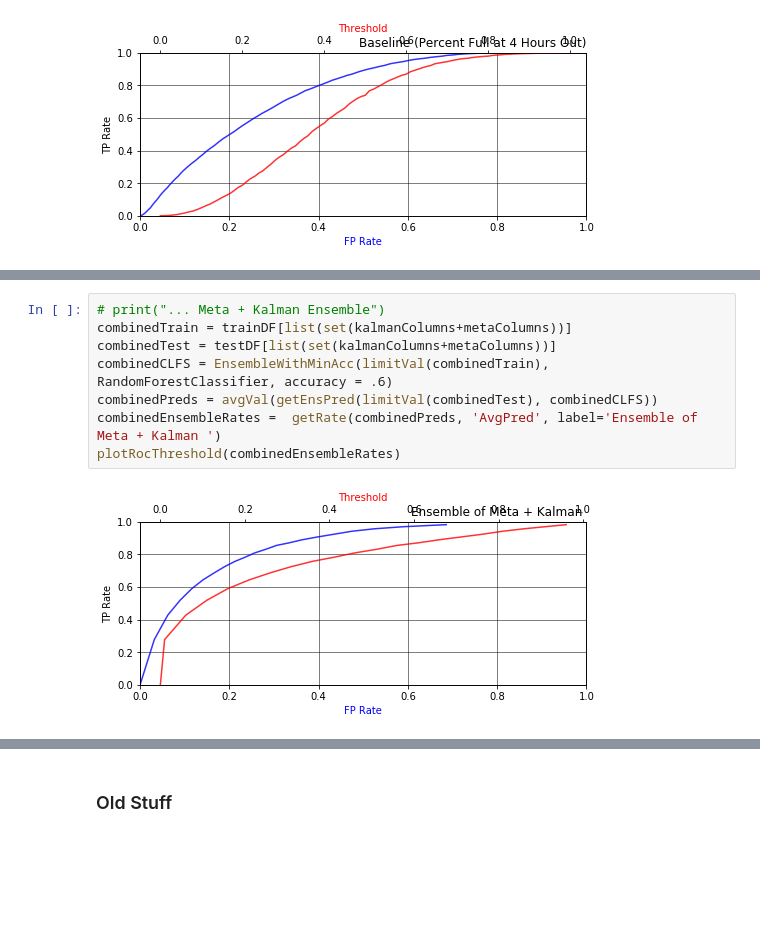
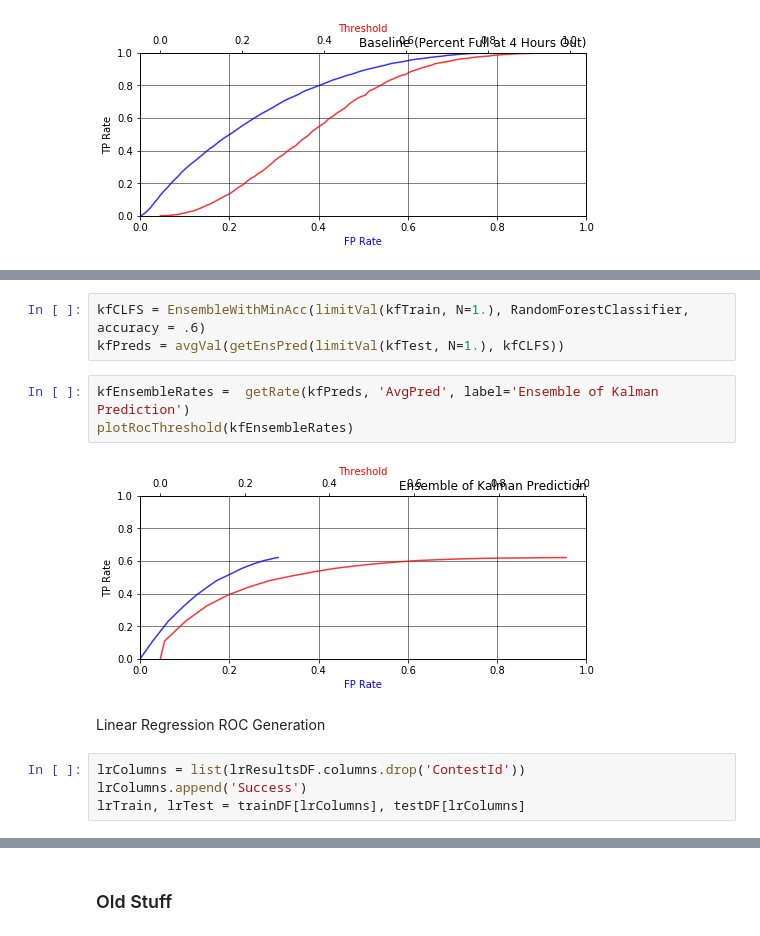
Before and after one commit to WPI-Draftkings-MQP/dkNotebook, a Jupyter notebook: [+] ROC Curves.ipynb, the cells around one changed output, grey strips where cells are left out. Saved outputs shown, nothing was run; the diff lists cells and outputs as text; blank space fills up the shorter version.

```diff
--- a/[+] ROC Curves.ipynb
+++ b/[+] ROC Curves.ipynb
@@ -301,10 +302,14 @@ plotRocThreshold(kalmanEnsembleRates)
-# %%
-# print("... Meta + Kalman Ensemble")
-combinedTrain = trainDF[list(set(kalmanColumns+metaColumns))]
-combinedTest = testDF[list(set(kalmanColumns+metaColumns))]
-combinedCLFS = EnsembleWithMinAcc(limitVal(combinedTrain), RandomForestClassifier, accuracy = .6)
-combinedPreds = avgVal(getEnsPred(limitVal(combinedTest), combinedCLFS))
-combinedEnsembleRates =  getRate(combinedPreds, 'AvgPred', label='Ensemble of Meta + Kalman ')
-plotRocThreshold(combinedEnsembleRates)
-# %% [output]
-[figure, removed]
+# %%
+kfCLFS = EnsembleWithMinAcc(limitVal(kfTrain, N=1.), RandomForestClassifier, accuracy = .6)
+kfPreds = avgVal(getEnsPred(limitVal(kfTest, N=1.), kfCLFS))
+# %%
+kfEnsembleRates =  getRate(kfPreds, 'AvgPred', label='Ensemble of Kalman Prediction')
+plotRocThreshold(kfEnsembleRates)
+# %% [output]
+[figure, added]
+# %% [markdown]
+Linear Regression ROC Generation
+# %%
+lrColumns = list(lrResultsDF.columns.drop('ContestId'))
+lrColumns.append('Success')
+lrTrain, lrTest = trainDF[lrColumns], testDF[lrColumns]
```
Also changed, not shown: parts of 32 cells of this notebook, 13 other files.
